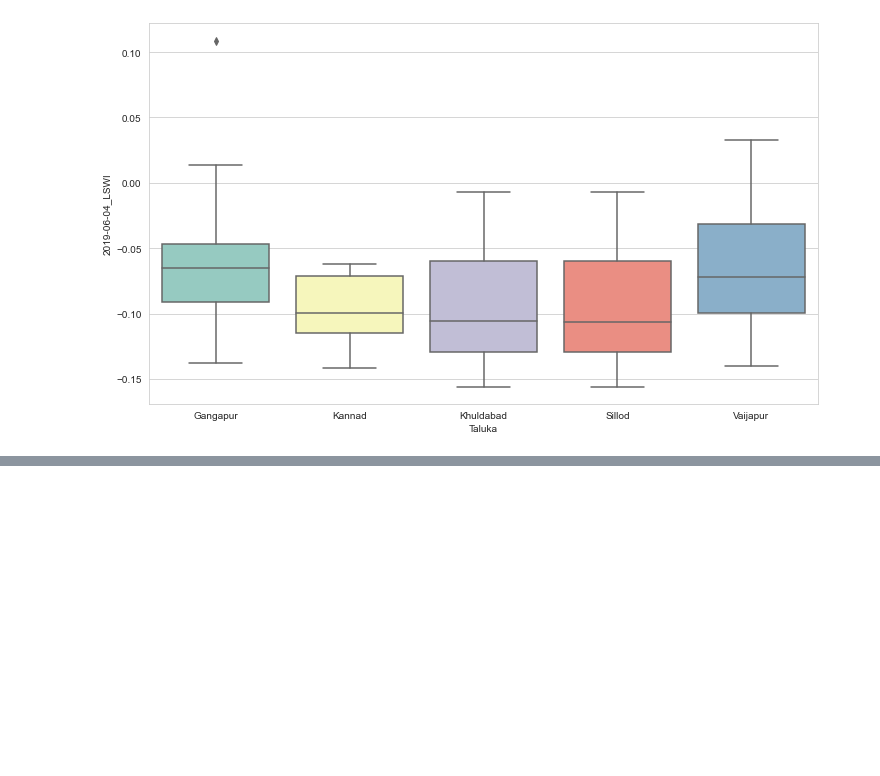
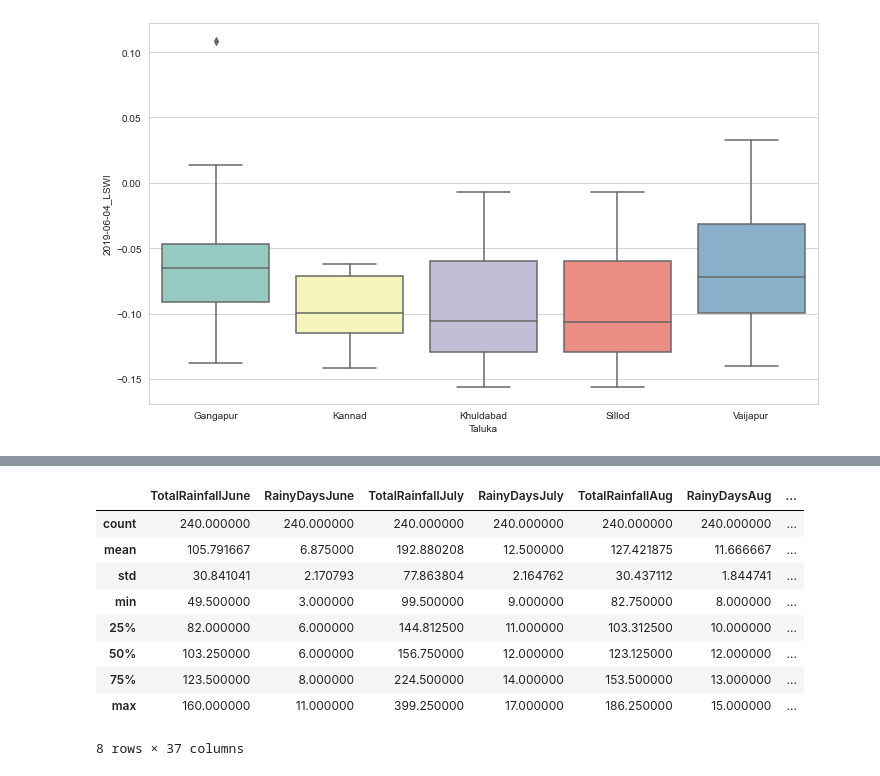
Before and after one commit to anjalishitole/Machine-Learning-for-Cotton-Yield-Prediction, a Jupyter notebook: Missing data Handling.ipynb, the cells around one changed output, grey strips where cells are left out. Saved outputs shown, nothing was run; the diff lists cells and outputs as text; code cells hidden in the pictures; blank space fills up the shorter version.

```diff
--- a/Missing data Handling.ipynb
+++ b/Missing data Handling.ipynb
@@ -99,0 +195,16 @@ sbn.boxplot(x='Taluka',y='2019-06-14_LSWI',data=data,palette="Set3")
+# %%
+x = data.drop(['SR.No','District', 'Village', 'FarmerName', 'Latitude', 'Longitude', 'Mix_cropping', 'RevenueCircle','Yield'],axis=1)
+y = data[['Yield']]
+# %%
+x.describe()
+# %% [output]
+|  | TotalRainfallJune | RainyDaysJune | TotalRainfallJuly | RainyDaysJuly | TotalRainfallAug | RainyDaysAug | ... |
+| count | 240.000000 | 240.000000 | 240.000000 | 240.000000 | 240.000000 | 240.000000 | ... |
+| mean | 105.791667 | 6.875000 | 192.880208 | 12.500000 | 127.421875 | 11.666667 | ... |
+| std | 30.841041 | 2.170793 | 77.863804 | 2.164762 | 30.437112 | 1.844741 | ... |
+| min | 49.500000 | 3.000000 | 99.500000 | 9.000000 | 82.750000 | 8.000000 | ... |
+| 25% | 82.000000 | 6.000000 | 144.812500 | 11.000000 | 103.312500 | 10.000000 | ... |
+| 50% | 103.250000 | 6.000000 | 156.750000 | 12.000000 | 123.125000 | 12.000000 | ... |
+| 75% | 123.500000 | 8.000000 | 224.500000 | 14.000000 | 153.500000 | 13.000000 | ... |
+| max | 160.000000 | 11.000000 | 399.250000 | 17.000000 | 186.250000 | 15.000000 | ... |
+8 rows × 37 columns
```
Also changed, not shown: parts of 15 cells of this notebook.
